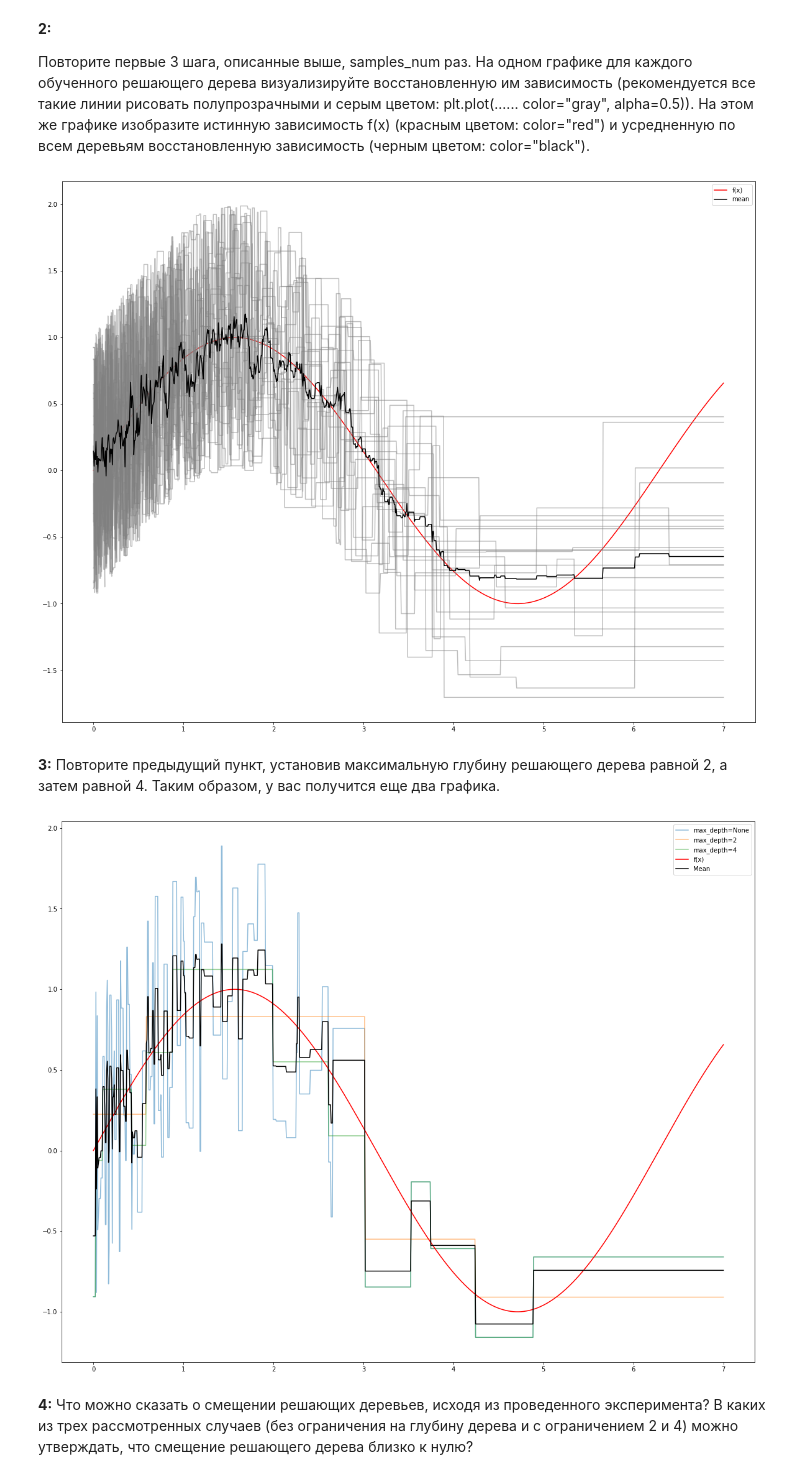
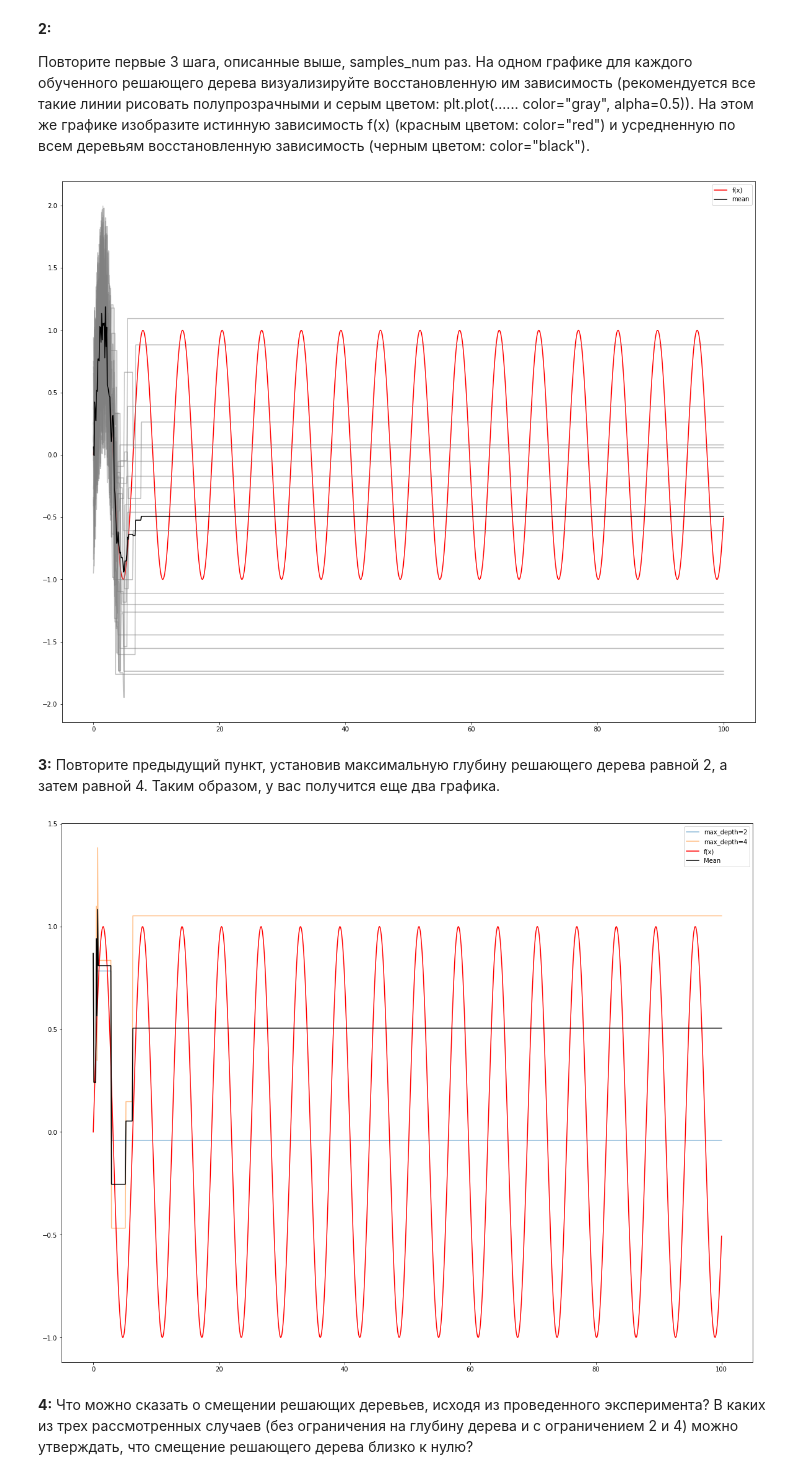
Before and after one commit to ccataha/POSII, a Jupyter notebook: Ландызин_ПОСИИ_ПР3.ipynb, the cells around one changed output. Saved outputs shown, nothing was run; the diff lists cells and outputs as text; code cells hidden in the pictures.

```diff
--- a/Ландызин_ПОСИИ_ПР3.ipynb
+++ b/Ландызин_ПОСИИ_ПР3.ipynb
@@ -51,7 +58,7 @@ def f(x):
     return np.sin(x)   # истинная зависимость в данных
 sample_size = 100      # длина выборки
 samples_num = 20       # количество выборок
-linspace = np.linspace(0, 7, 1000)  # точки для построения графиков
+linspace = np.linspace(0, 100, 1000)  # точки для построения графиков 1000 точек
 # %% [markdown]
 __1__
 1. Сгенерируйте выборку x из одномерного экспоненциального распределения (np.random.exponential) длины sample_size.
@@ -109,36 +116,40 @@ plt.plot(linspace, np.mean(y_preds, axis=0), color="black", label="mean")
 plt.legend()
 plt.show()
 # %% [output]
-[figure, old version]
+[figure, new version]
 # %% [markdown]
 __3:__
 Повторите предыдущий пункт, установив максимальную глубину решающего дерева равной 2, а затем равной 4. Таким образом, у вас получится еще два графика.
+# %%
+sample_size = 100      # длина выборки
+samples_num = 20       # количество выборок
+linspace = np.linspace(0, 100, 1000)  # точки для построения графиков 1000 точек
 # %%
 # Генерация выборки и целевых переменных
 x = np.random.exponential(size=sample_size)
 y = f(x) + np.random.uniform(-1, 1, size=sample_size) # + шум
 
 trees = []
 # Обучение модели и предсказания на linspace
-for max_depth in [None, 2, 4]:
+for max_depth in [2, 4]:
     tree = DecisionTreeRegressor(max_depth=max_depth)
     tree.fit(x[:, np.newaxis], y) #мнимая ось
     y_pred = tree.predict(linspace[:, np.newaxis])
     trees.append(tree)
     # Отрисовка графиков
     plt.plot(linspace, y_pred, label=f'max_depth={max_depth}', alpha=0.5)
 
 # Отрисовка графика истинной зависимости
 plt.plot(linspace, f(linspace), label='f(x)', color='red')
 
 # Усредненная восстановленная зависимость
 mean_y_pred = np.mean([tree.predict(linspace[:, np.newaxis]) for tree in trees], axis=0)
 plt.plot(linspace, mean_y_pred, label='Mean', color='black')
 
 plt.legend()
 plt.show()
 # %% [output]
-[figure, old version]
+[figure, new version]
 # %% [markdown]
 __4:__
 Что можно сказать о смещении решающих деревьев, исходя из проведенного эксперимента? В каких из трех рассмотренных случаев (без ограничения на глубину дерева и с ограничением 2 и 4) можно утверждать, что смещение решающего дерева близко к нулю?
```
Also changed, not shown: parts of 46 cells of this notebook.
